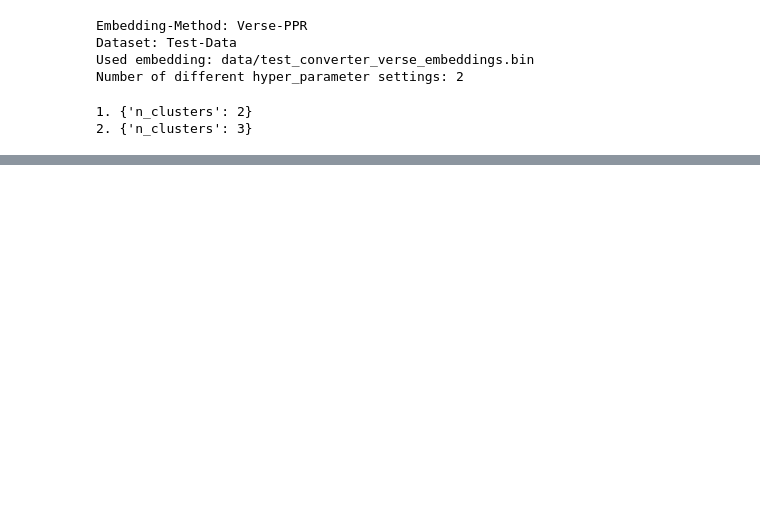
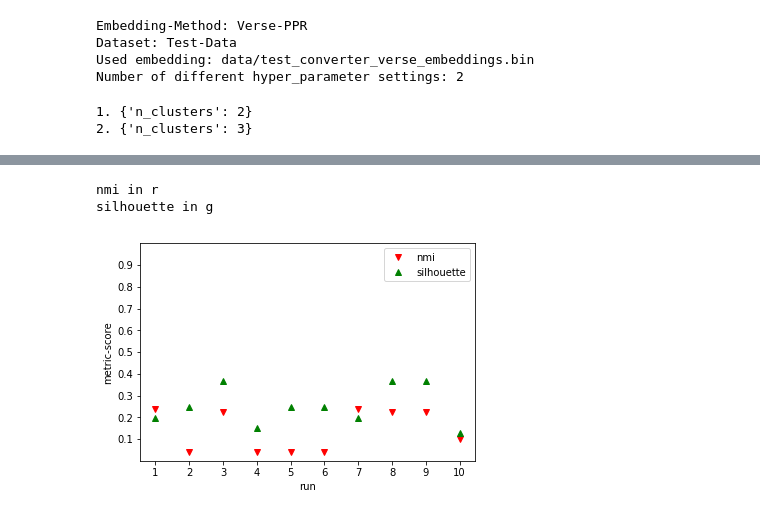
Before and after one commit to juliusrueckin/bachelor-thesis-experiments, a Jupyter notebook: results-evaluation.ipynb, the cells around one changed output, grey strips where cells are left out. Drawn from its saved outputs; the diff is of its cells as text; code cells hidden in the pictures; blank space fills up the shorter version.

```diff
--- a/results-evaluation.ipynb
+++ b/results-evaluation.ipynb
@@ -70,0 +115,24 @@ for run in experiment_results['parameterizations'][0]['runs']:
+# %%
+num_of_runs = len(experiment_results['parameterizations'][0]['runs'])
+data_point_shapes = ['v', '^', '<', '>']
+data_colors = ['r', 'g', 'b', 'c']
+
+ax = plt.subplot(111)
+
+for index, metric in enumerate(evaluation_metrics):
+    print('{} in {}'.format(metric,data_colors[index]))
+    ax.plot(range(1,num_of_runs+1),total_eval_results[metric], data_point_shapes[index]+data_colors[index],
+            label='{}'.format(metric))
+
+ax.legend()
+axes = plt.gca()
+axes.set_ylim([0,1])
+plt.xlabel('run')
+plt.ylabel('metric-score')
+plt.xticks(range(1,num_of_runs+1))
+plt.yticks([0.1 * i for i in range(1,10)])
+plt.show()
+# %% [output]
+nmi in r
+silhouette in g
+[figure, added]
```
Also changed, not shown: parts of 7 cells of this notebook.
